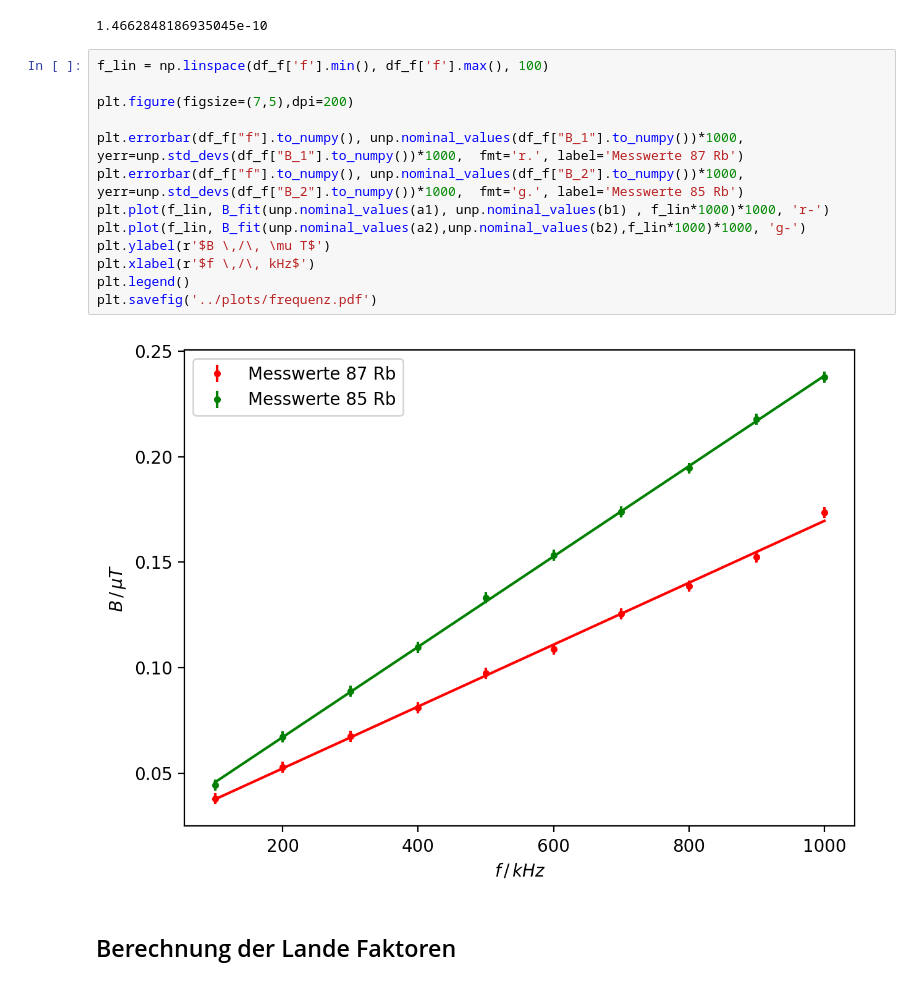
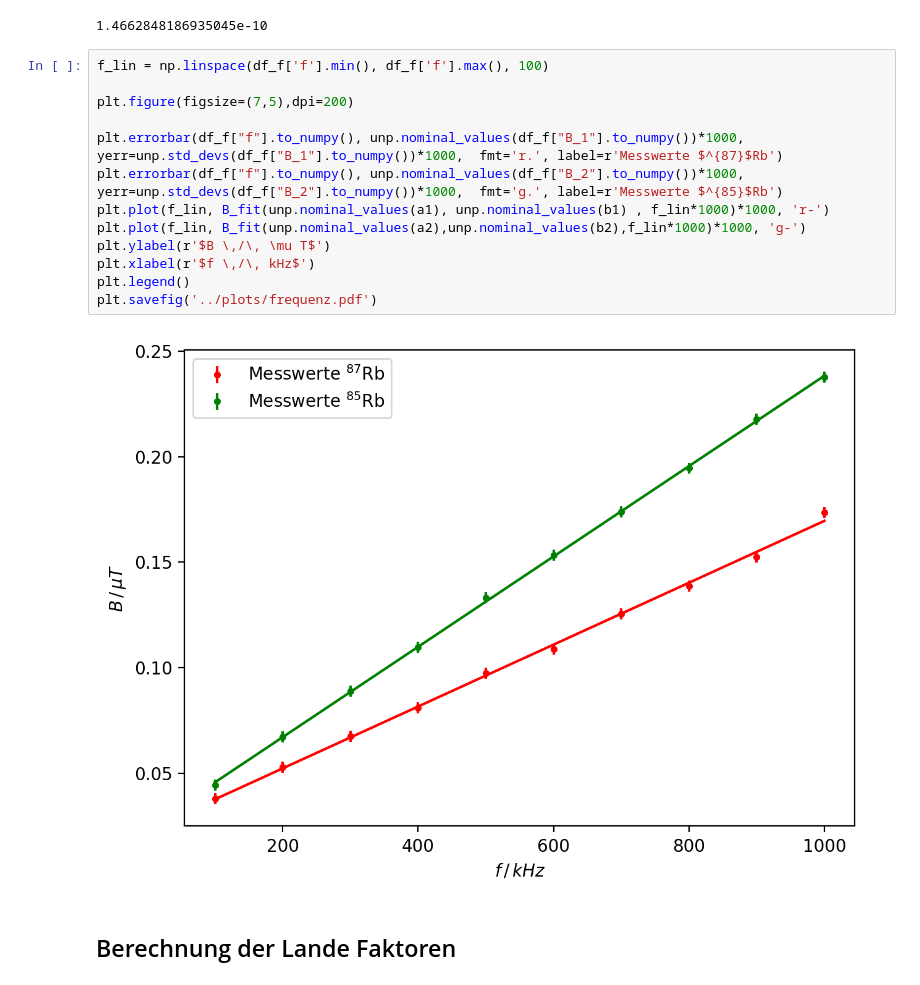
Before and after one commit to SamGTex/FP_Master_WS22-23, a Jupyter notebook: V21_Optisches_Pumpen/python/main.ipynb, the cells around one changed output. Drawn from its saved outputs; the diff is of its cells as text.

```diff
--- a/V21_Optisches_Pumpen/python/main.ipynb
+++ b/V21_Optisches_Pumpen/python/main.ipynb
@@ -129,18 +129,18 @@ print(unp.nominal_values(a1))
 # %%
 f_lin = np.linspace(df_f['f'].min(), df_f['f'].max(), 100)
 
 plt.figure(figsize=(7,5),dpi=200)
 
-plt.errorbar(df_f["f"].to_numpy(), unp.nominal_values(df_f["B_1"].to_numpy())*1000, yerr=unp.std_devs(df_f["B_1"].to_numpy())*1000,  fmt='r.', label='Messwerte 87 Rb')
-plt.errorbar(df_f["f"].to_numpy(), unp.nominal_values(df_f["B_2"].to_numpy())*1000, yerr=unp.std_devs(df_f["B_2"].to_numpy())*1000,  fmt='g.', label='Messwerte 85 Rb')
+plt.errorbar(df_f["f"].to_numpy(), unp.nominal_values(df_f["B_1"].to_numpy())*1000, yerr=unp.std_devs(df_f["B_1"].to_numpy())*1000,  fmt='r.', label=r'Messwerte $^{87}$Rb')
+plt.errorbar(df_f["f"].to_numpy(), unp.nominal_values(df_f["B_2"].to_numpy())*1000, yerr=unp.std_devs(df_f["B_2"].to_numpy())*1000,  fmt='g.', label=r'Messwerte $^{85}$Rb')
 plt.plot(f_lin, B_fit(unp.nominal_values(a1), unp.nominal_values(b1) , f_lin*1000)*1000, 'r-')
 plt.plot(f_lin, B_fit(unp.nominal_values(a2),unp.nominal_values(b2),f_lin*1000)*1000, 'g-')
 plt.ylabel(r'$B \,/\, \mu T$')
 plt.xlabel(r'$f \,/\, kHz$')
 plt.legend()
 plt.savefig('../plots/frequenz.pdf')
 # %% [output]
-[figure, old version]
+[figure, new version]
 # %% [markdown]
 ## Berechnung der Lande Faktoren
 # %%
```
Also changed, not shown: parts of 5 cells of this notebook.
